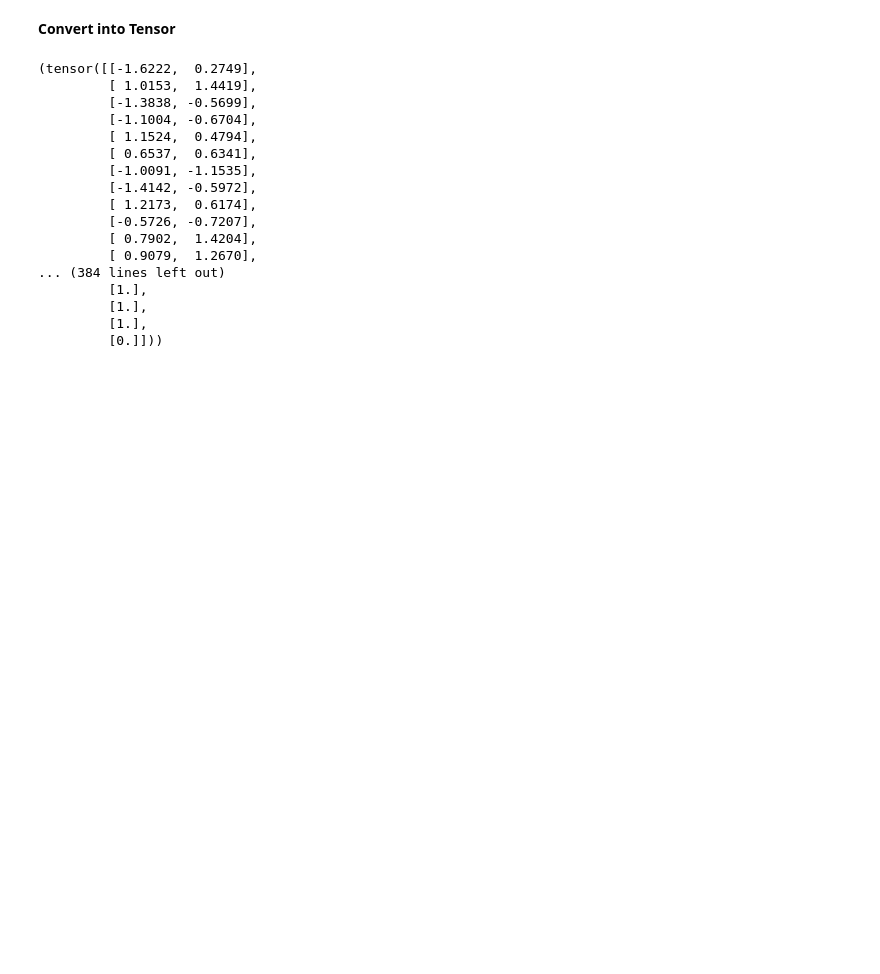
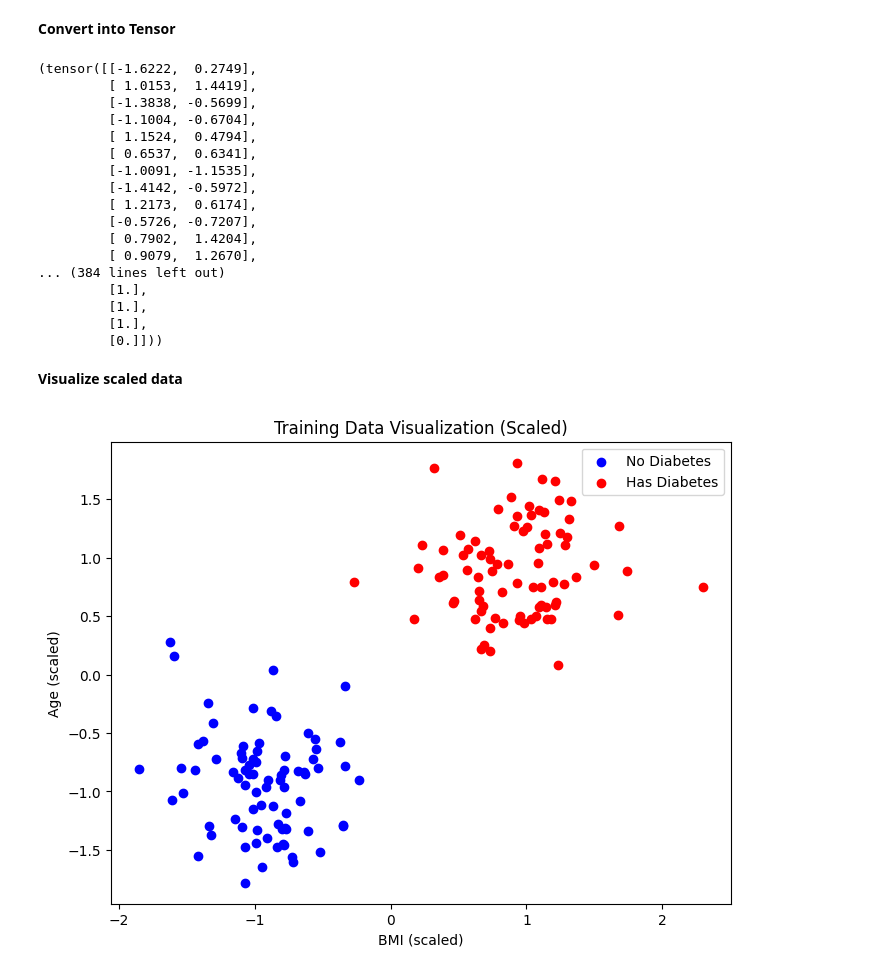
Before and after one commit to pythonwithzeeshan/learn-lessons, a Jupyter notebook: LogisticRegression.ipynb, the cells around one changed output. Saved outputs shown, nothing was run; the diff lists cells and outputs as text; code cells hidden in the pictures; blank space fills up the shorter version.

Commit message:
visulized scaled data

```diff
--- a/LogisticRegression.ipynb
+++ b/LogisticRegression.ipynb
@@ -96,3 +96,16 @@ X_train_tensor,X_test_tensor,y_train_tensor,y_test_tensor
          [1.],
          [1.],
          [0.]]))
+# %% [markdown]
+**Visualize scaled data**
+# %%
+plt.figure(figsize=(8,6))
+plt.scatter(X_train_scaled[y_train==0,0], X_train_scaled[y_train==0,1], color='blue', label='No Diabetes')
+plt.scatter(X_train_scaled[y_train==1,0], X_train_scaled[y_train==1,1], color='red', label='Has Diabetes')
+plt.xlabel('BMI (scaled)')
+plt.ylabel('Age (scaled)')
+plt.title('Training Data Visualization (Scaled)')
+plt.legend()
+plt.show()
+# %% [output]
+[figure, added]
```
